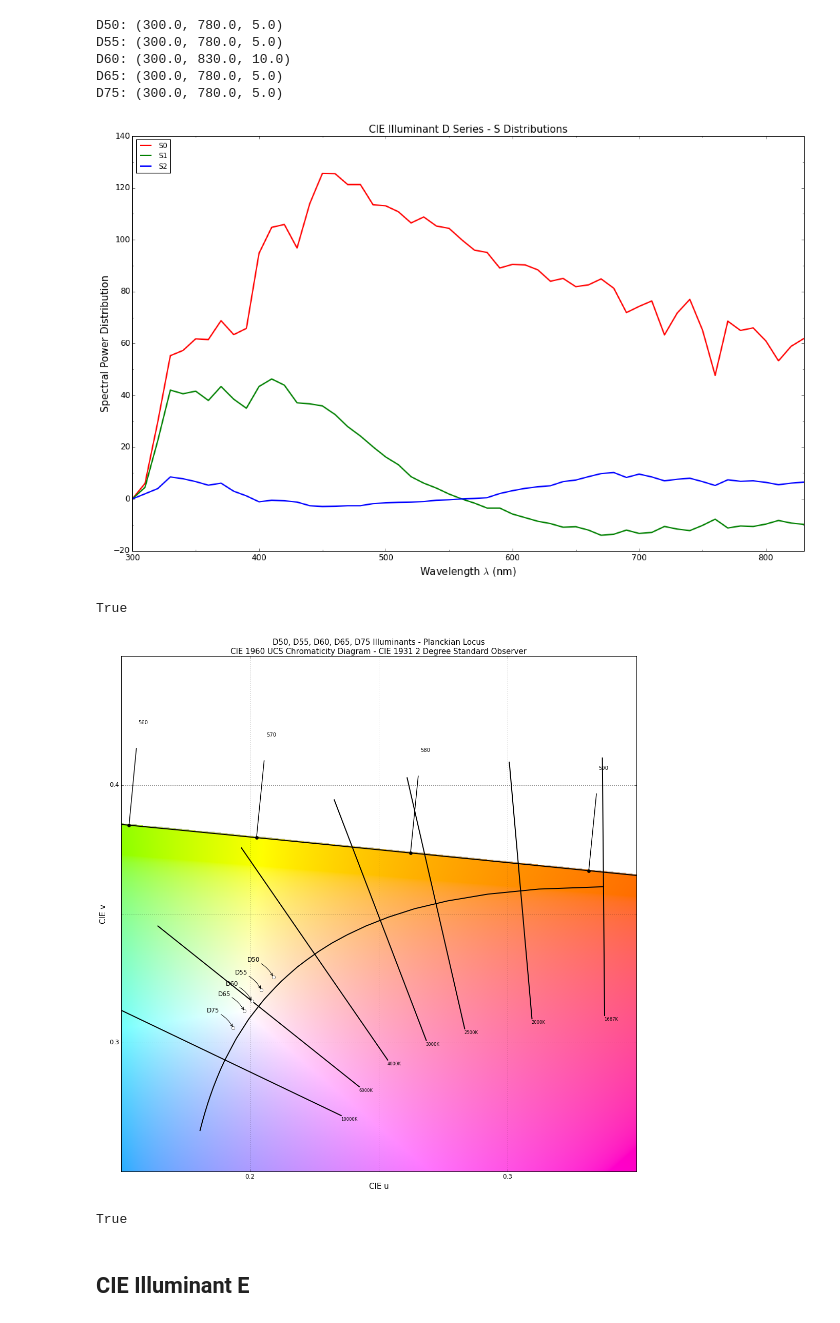
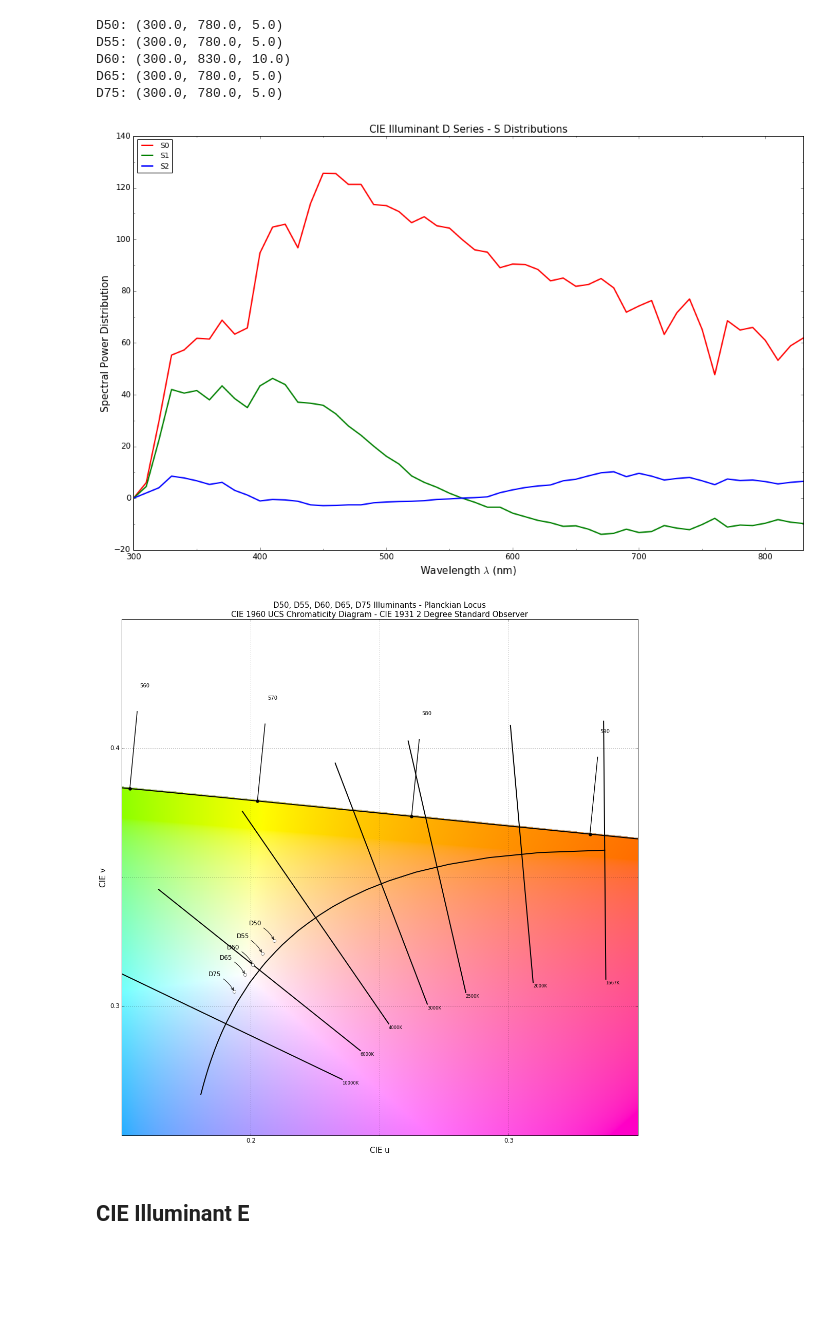
Before and after one commit to colour-science/colour-notebooks, a Jupyter notebook: notebooks/colorimetry/illuminants.ipynb, the cells around one changed output. Cells and saved outputs as stored; diff of their text form; code cells hidden in the pictures; blank space fills up the shorter version.

```diff
--- a/notebooks/colorimetry/illuminants.ipynb
+++ b/notebooks/colorimetry/illuminants.ipynb
@@ -149,18 +142,18 @@ D65: (300.0, 780.0, 5.0)
 D75: (300.0, 780.0, 5.0)
 # %%
 # Plotting *CIE Illuminant D Series* S spectral power distributions.
-multi_spd_plot(sorted(colour.D_ILLUMINANTS_S_SPDS.values()), title='CIE Illuminant D Series - S Distributions')
+multi_spd_plot(sorted(colour.D_ILLUMINANTS_S_SPDS.values()),
+               title='CIE Illuminant D Series - S Distributions')
 # %% [output]
-[figure, old version]
+[figure, new version]
-True
 # %%
 # Plotting *CIE Illuminant D Series* into the *Planckian Locus*.
-planckian_locus_CIE_1960_UCS_chromaticity_diagram_plot(sorted(filter(lambda x: re.match('D\d{2}', x),
-                                                                     colour.ILLUMINANTS_RELATIVE_SPDS.keys())),
-                                                       bounding_box=[0.15, 0.35, 0.25, 0.45])
+planckian_locus_CIE_1960_UCS_chromaticity_diagram_plot(
+    sorted(filter(lambda x: re.match('D\d{2}', x),
+                  colour.ILLUMINANTS_RELATIVE_SPDS.keys())),
+    bounding_box=[0.15, 0.35, 0.25, 0.45])
 # %% [output]
-[figure, old version]
+[figure, new version]
-True
 # %% [markdown]
 ## CIE Illuminant E
 # %% [markdown]
```
Also changed, not shown: parts of 30 cells of this notebook, 41 other files.
